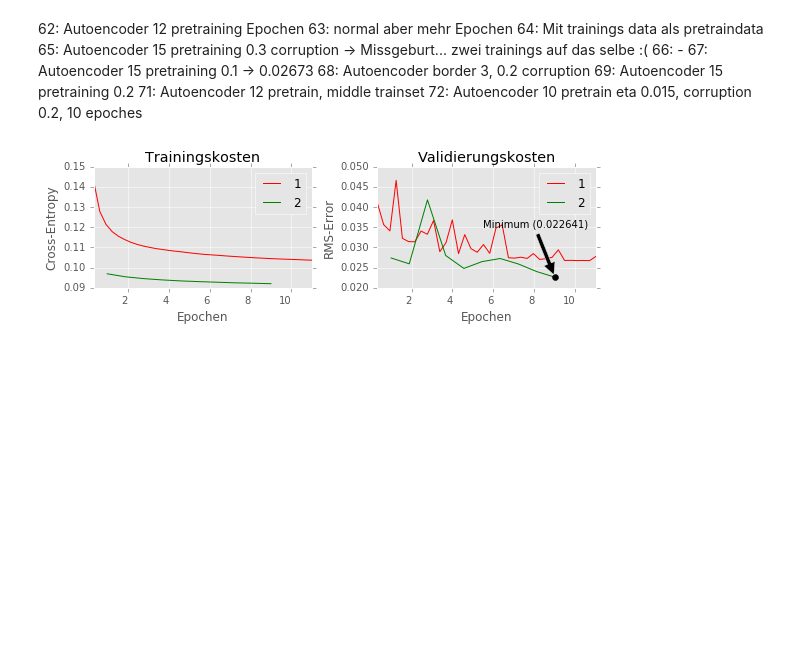
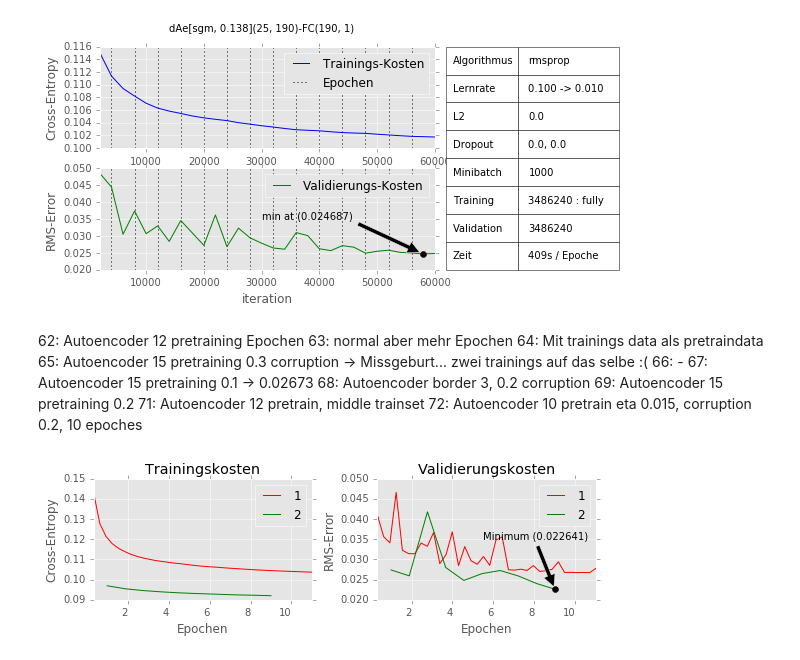
Before and after one commit to codingluke/ba-thesis-code, a Jupyter notebook: notebooks/autoencoder.ipynb, the cells around one changed output. Drawn from its saved outputs; the diff is of its cells as text; code cells hidden in the pictures; blank space fills up the shorter version.

```diff
--- a/notebooks/autoencoder.ipynb
+++ b/notebooks/autoencoder.ipynb
@@ -19,3 +25,7 @@ mr.plot(79)
+# %%
+mr.plot(35, experiment_name='simple-ae')
+# %% [output]
+[figure, added]
 # %% [markdown]
 62: Autoencoder 12 pretraining Epochen
 63: normal aber mehr Epochen
```
Also changed, not shown: parts of 3 cells of this notebook, 2 other files.
